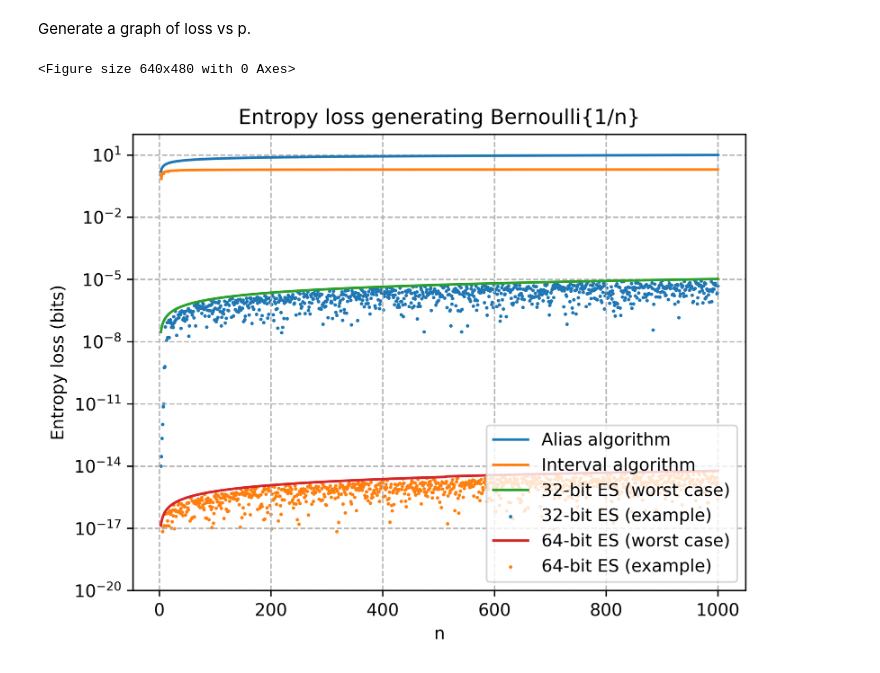
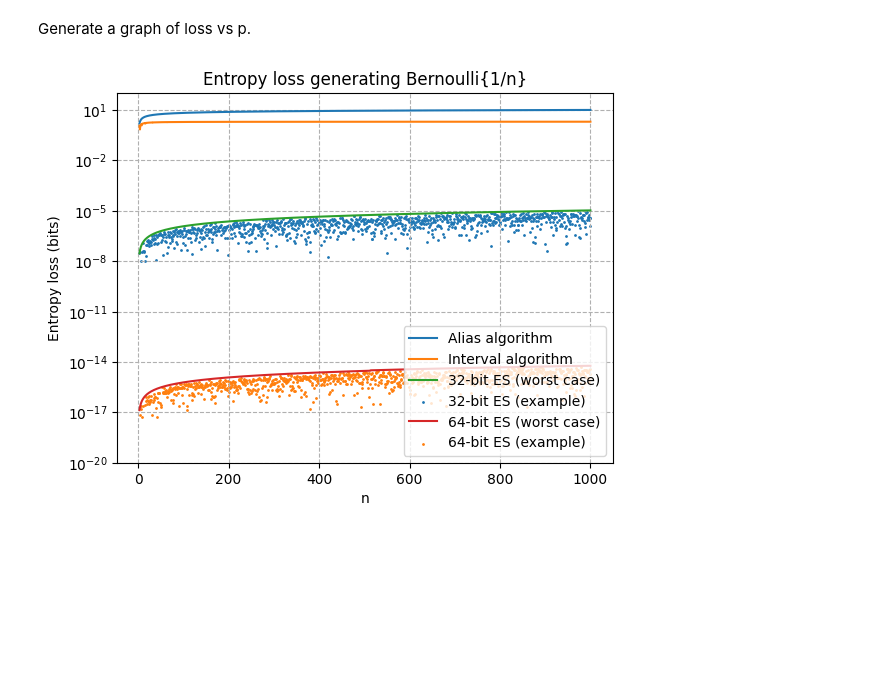
Before and after one commit to calum74/entropy, a Jupyter notebook: entropy.ipynb, the cells around one changed output. Drawn from its saved outputs; the diff is of its cells as text; code cells hidden in the pictures; blank space fills up the shorter version.

```diff
--- a/entropy.ipynb
+++ b/entropy.ipynb
@@ -425,35 +422,33 @@ def epsilon_actuals(n, N):
 # %%
 series = range(3,1001)
 interval_losses = [expected_interval_loss(1/n) for n in series]
 alias_losses = [math.log2(n) - expected_fast_dice_roller(1/n) for n in series]
 epsilon32_losses = [epsilon((n-1)/(2**31)) for n in series]
 epsilon32_actuals = [epsilon_actuals(n, 2**31) for n in series]
 epsilon64_losses = [epsilon((n-1)/(2**63)) for n in series]
 epsilon64_actuals = [epsilon_actuals(n, 2**63) for n in series]
 
 plt.clf()
-plt.figure(dpi=600)
 
 plt.title('Entropy loss generating Bernoulli{1/n}')
 
 plt.xlabel('n')
 plt.ylabel('Entropy loss (bits)')
 plt.yscale('log')
 plt.ylim(1e-20, 100)
 
 plt.grid(True, which="both", ls="--")
 plt.plot(series, alias_losses, label='Alias algorithm')
 plt.plot(series, interval_losses, label='Interval algorithm')
 plt.plot(series, epsilon32_losses, label='32-bit ES (worst case)')
 plt.scatter(series, epsilon32_actuals, label='32-bit ES (example)', s=1)
 plt.plot(series, epsilon64_losses, label='64-bit ES (worst case)')
 plt.scatter(series, epsilon64_actuals, label='64-bit ES (example)', s=1)
 plt.legend(loc='lower right')
 plt.savefig('bernoulli_losses.png', dpi=600)
 plt.show()
 # %% [output]
-<Figure size 640x480 with 0 Axes>
-[figure, old version]
+[figure, new version]
 # %%
 
 def interval_efficiency(p):
```
Also changed, not shown: parts of 12 cells of this notebook, 6 other files.
